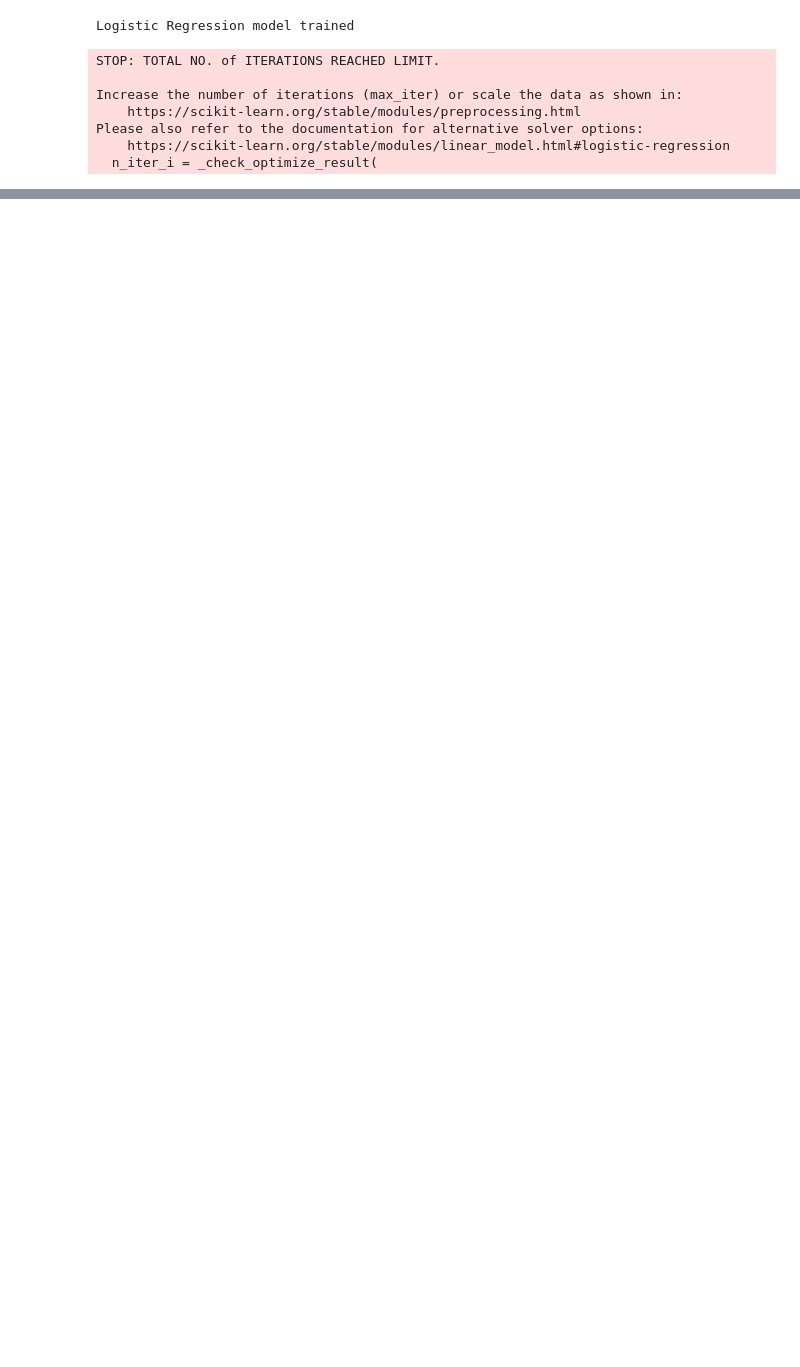
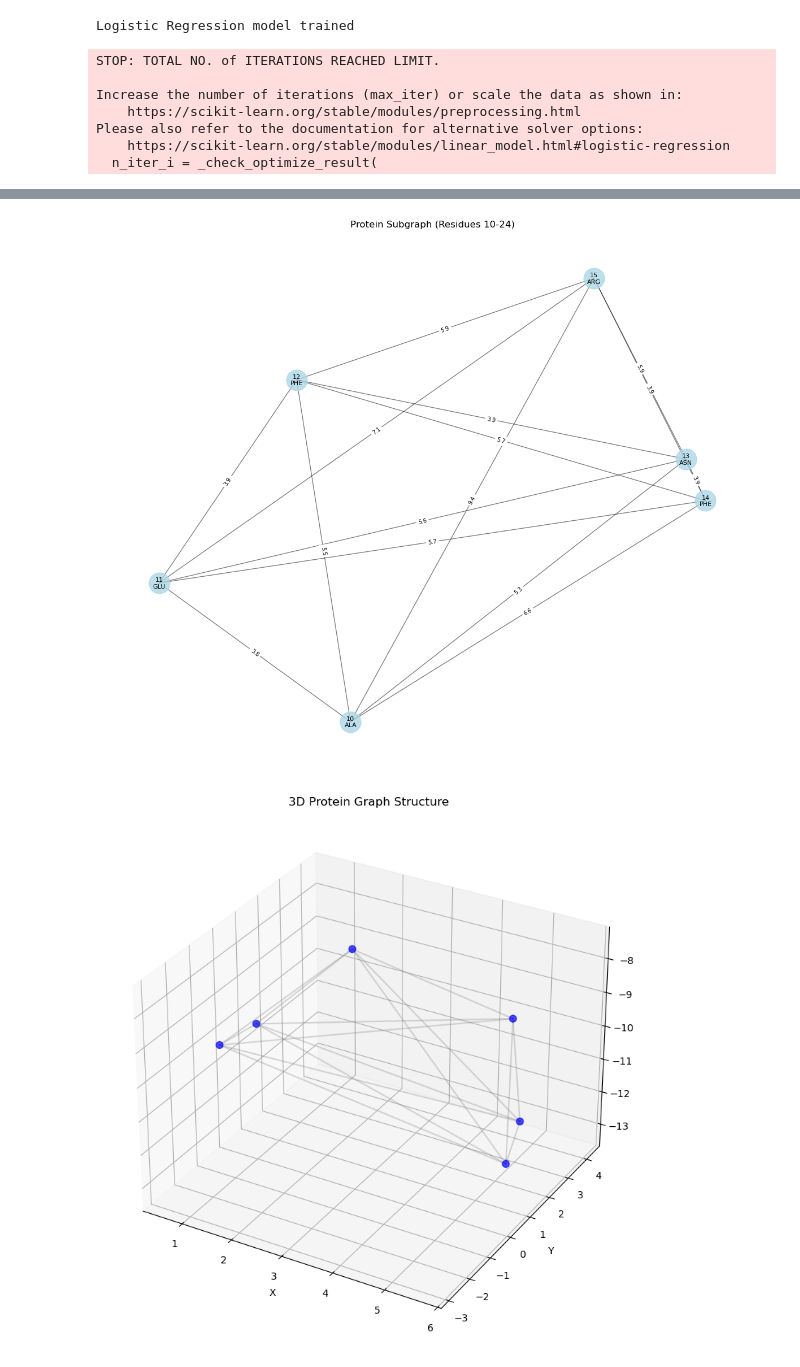
Before and after one commit to beyzoskaya/proteinAllergenClassification, a Jupyter notebook: read_data.ipynb, the cells around one changed output, grey strips where cells are left out. Saved outputs shown, nothing was run; the diff lists cells and outputs as text; code cells hidden in the pictures; blank space fills up the shorter version.

```diff
--- a/read_data.ipynb
+++ b/read_data.ipynb
@@ -446,0 +802,17 @@ weighted avg       0.81      0.79      0.79      5680
+# %%
+def visualize_protein_subgraph(G, residue_list, start_residue=1, window_size=20):
+
+    residue_ids = [res_id for res_id, _ in residue_list]
+    subgraph_nodes = [node for node in G.nodes() if node in residue_ids[start_residue-1:start_residue-1+window_size]]
+    subgraph = G.subgraph(subgraph_nodes)
+
+    sub_residue_list = [(res_id, coord) for res_id, coord in residue_list if res_id in subgraph_nodes]
+
+    visualize_protein_graph_with_labels(subgraph, sub_residue_list,
+                                        title=f"Protein Subgraph (Residues {start_residue}-{start_residue+window_size-1})")
+# %%
+
+visualize_protein_subgraph(G, residue_list, start_residue=10, window_size=15)
+# %% [output]
+[figure, added]
+[figure, added]
```
Also changed, not shown: parts of 22 cells of this notebook, 11 other files.
